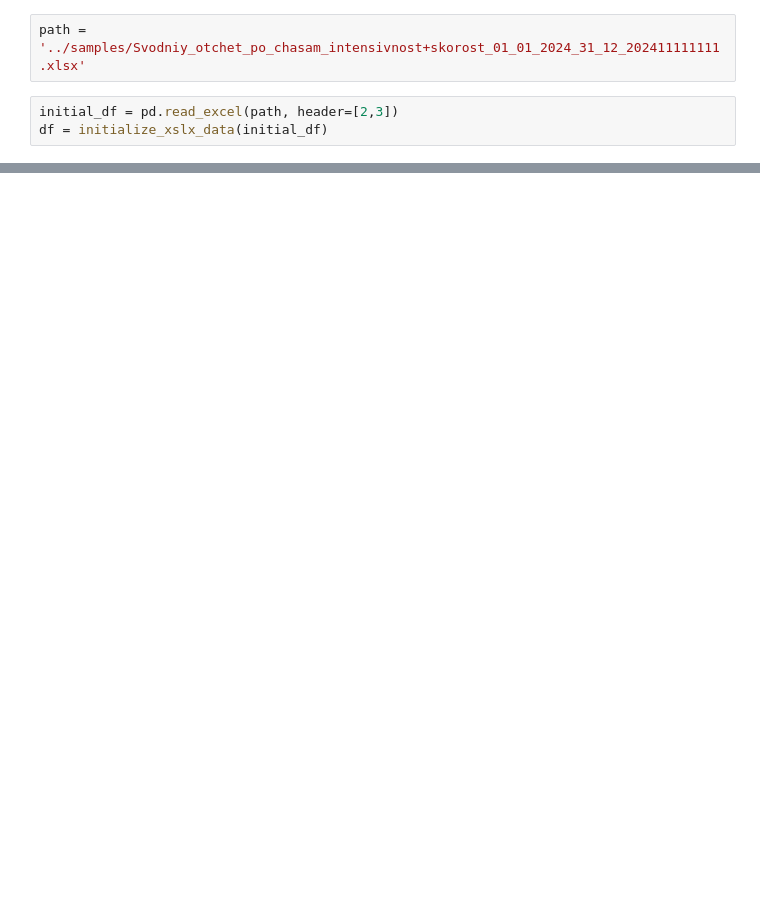
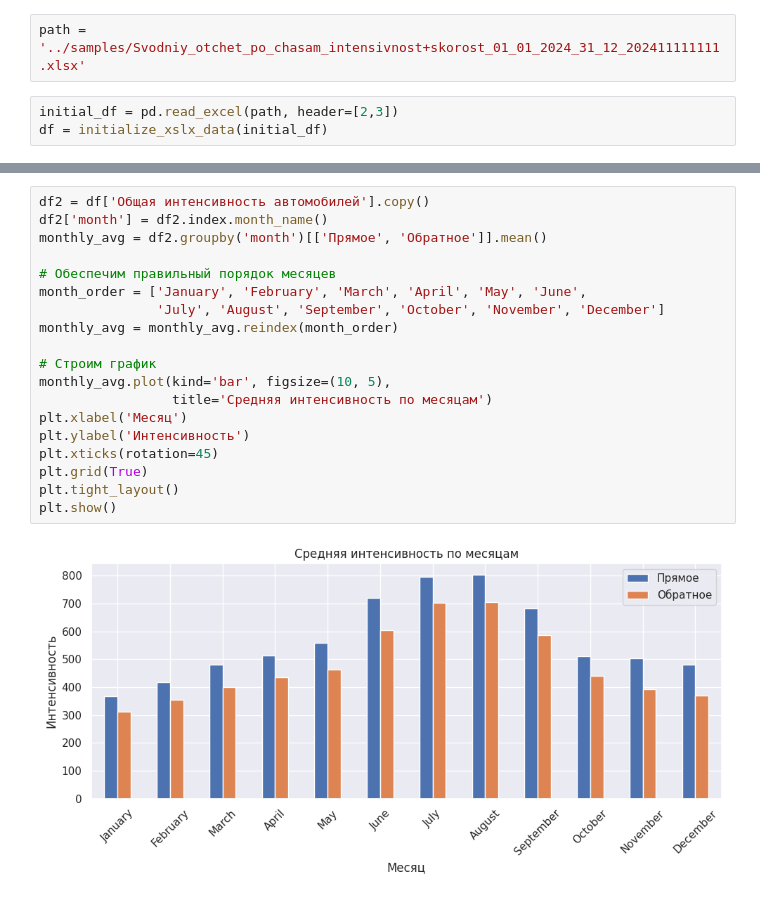
Before and after one commit to BlackKingWhitePawn/transportation, a Jupyter notebook: reports/01_data_format.ipynb, the cells around one changed output, grey strips where cells are left out. Cells and saved outputs as stored; diff of their text form; blank space fills up the shorter version.

```diff
--- a/reports/01_data_format.ipynb
+++ b/reports/01_data_format.ipynb
@@ -26,0 +75,21 @@ df
+# %%
+df2 = df['Общая интенсивность автомобилей'].copy()
+df2['month'] = df2.index.month_name()
+monthly_avg = df2.groupby('month')[['Прямое', 'Обратное']].mean()
+
+# Обеспечим правильный порядок месяцев
+month_order = ['January', 'February', 'March', 'April', 'May', 'June',
+               'July', 'August', 'September', 'October', 'November', 'December']
+monthly_avg = monthly_avg.reindex(month_order)
+
+# Строим график
+monthly_avg.plot(kind='bar', figsize=(10, 5),
+                 title='Средняя интенсивность по месяцам')
+plt.xlabel('Месяц')
+plt.ylabel('Интенсивность')
+plt.xticks(rotation=45)
+plt.grid(True)
+plt.tight_layout()
+plt.show()
+# %% [output]
+[figure, added]
```
Also changed, not shown: parts of 10 cells of this notebook, 2 other files.
